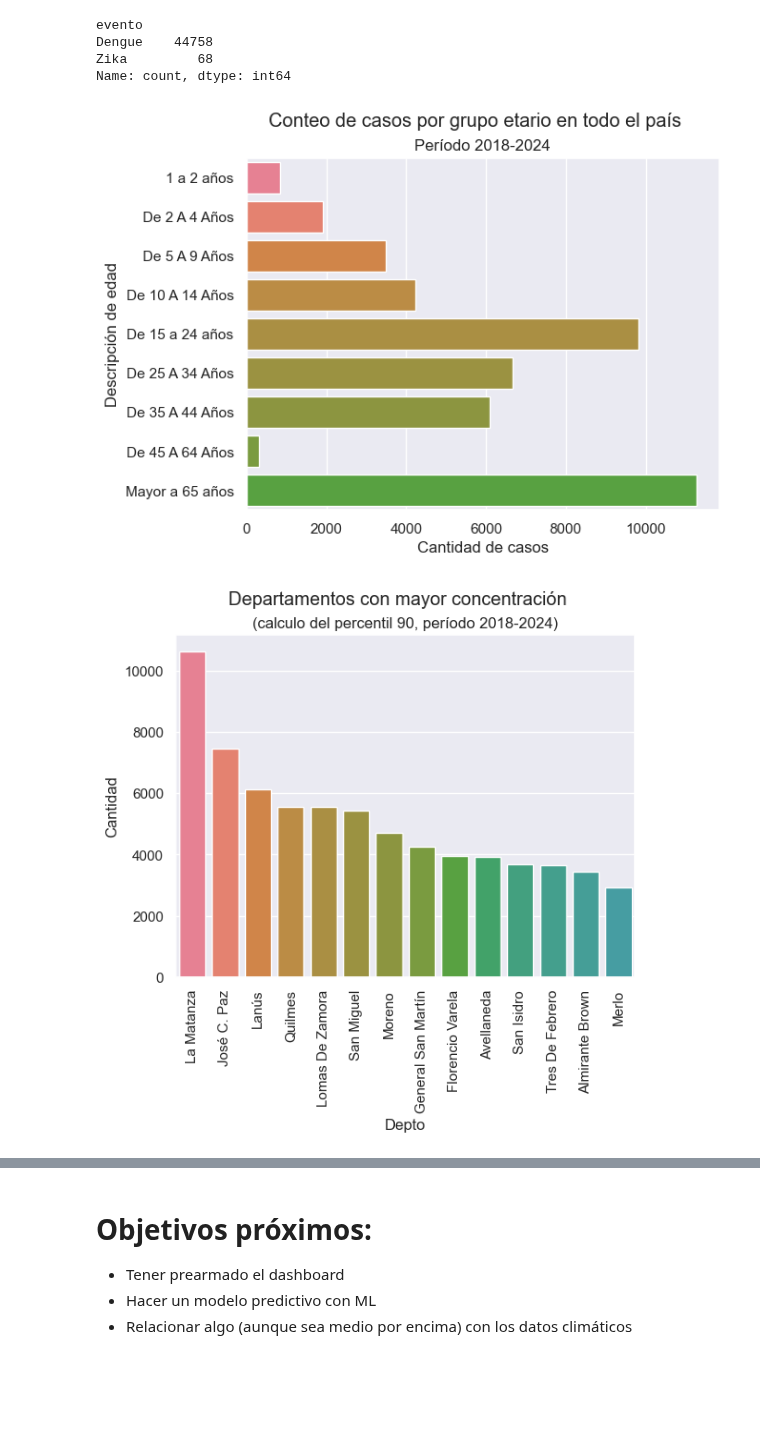
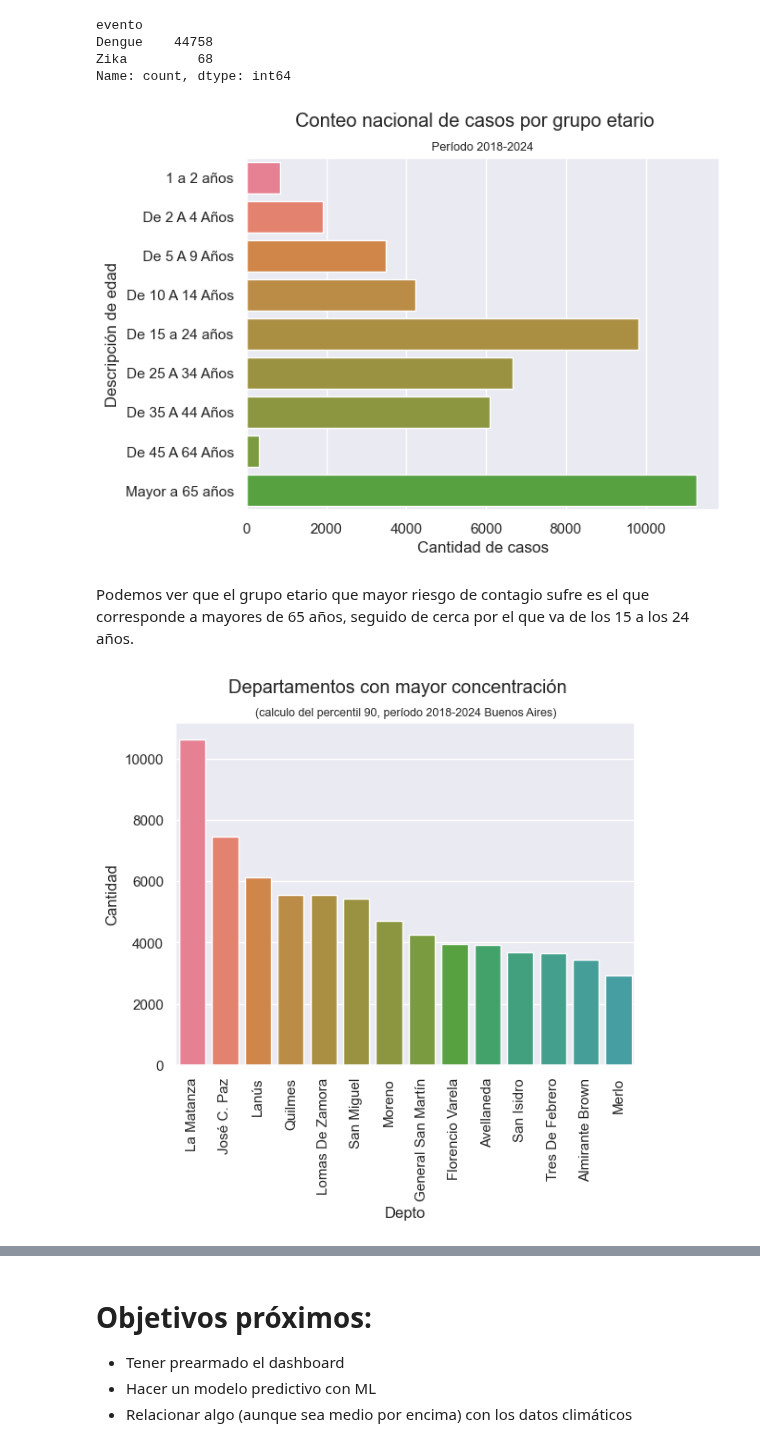
Before and after one commit to Valnir17/Dengue-y-Zika-Argentina, a Jupyter notebook: Manipulación de Tablas.ipynb, the cells around one changed output, grey strips where cells are left out. Cells and saved outputs as stored; diff of their text form; code cells hidden in the pictures; blank space fills up the shorter version.

```diff
--- a/Manipulación de Tablas.ipynb
+++ b/Manipulación de Tablas.ipynb
@@ -760,27 +760,29 @@ Name: count, dtype: int64
 # %%
 # Creo un filtro para eliminar datos irrelevantes
 valores_eliminables = ['Menor a 1 año', 'Desconocido/Sin Especificar', 'Igual A 1 Año']
 TablaCompleta_filtrada_por_edad = TablaCompleta[~TablaCompleta['edad_desc'].isin(valores_eliminables)]
 
 # Defino un orden de edades para tener un gráfico más claro
 orden_edad = ['1 a 2 años', 'De 2 A 4 Años', 'De 5 A 9 Años', 'De 10 A 14 Años',
               'De 15 a 24 años', 'De 25 A 34 Años', 'De 35 A 44 Años', 'De 45 A 64 Años', 'Mayor a 65 años']
 
 # Convierto la columna 'edad_desc' en una categoría con un orden específico
 TablaCompleta_filtrada_por_edad['edad_desc'] = pd.Categorical(TablaCompleta['edad_desc'], categories=orden_edad, ordered=True)
 
 # Agrupo los valores por edad para ver la cantidad de casos
 conteo_por_edad = TablaCompleta_filtrada_por_edad.groupby('edad_desc').size().reset_index(name='counts')
 
 # Creación del gráfico de barras
 sns.barplot(x='counts', y='edad_desc',palette=paleta, data=conteo_por_edad)
+plt.suptitle('Conteo nacional de casos por grupo etario')
+plt.title('Período 2018-2024', fontsize = 9)
 plt.xlabel('Cantidad de casos')
 plt.ylabel('Descripción de edad')
-plt.suptitle('Conteo de casos por grupo etario en todo el país')
-plt.title('Período 2018-2024')
 plt.show()
 # %% [output]
-[figure, old version]
+[figure, new version]
+# %% [markdown]
+Podemos ver que el grupo etario que mayor riesgo de contagio sufre es el que corresponde a mayores de 65 años, seguido de cerca por el que va de los 15 a los 24 años.
 # %%
 
 #Creamos una tabla específica para ver la distribución de casos por departamento de Buenos Aires
@@ -800,11 +802,11 @@ df_depto_BsAs_max = df_depto_BsAs[df_depto_BsAs >= df_depto_BsAs_percentile90]
 # %%
 #Creamos el gráfico de barra específico para los departamentos
 sns.barplot(df_depto_BsAs_max, palette=paleta)
+plt.suptitle('Departamentos con mayor concentración')
+plt.title('(calculo del percentil 90, período 2018-2024 Buenos Aires)', fontsize = 9)
 plt.xlabel('Depto')
 plt.ylabel('Cantidad')
-plt.suptitle('Departamentos con mayor concentración')
-plt.title('(calculo del percentil 90, período 2018-2024)')
 plt.xticks(rotation=90)
 plt.show()
 # %% [output]
-[figure, old version]
+[figure, new version]
```
Also changed, not shown: parts of 1 cell of this notebook, 1 other file.
